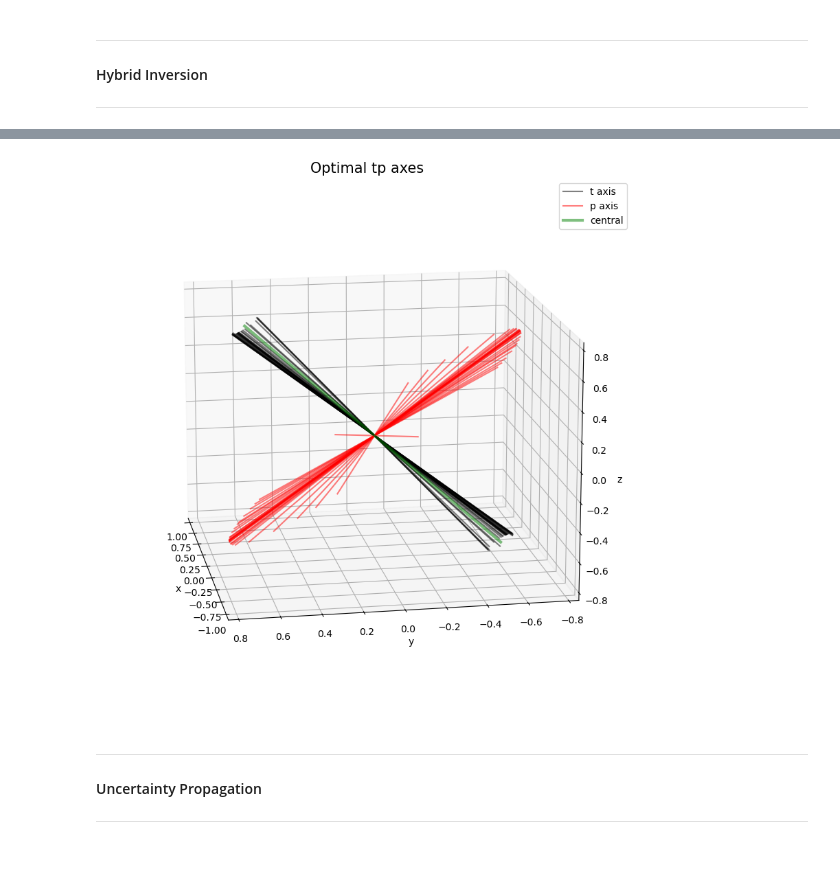
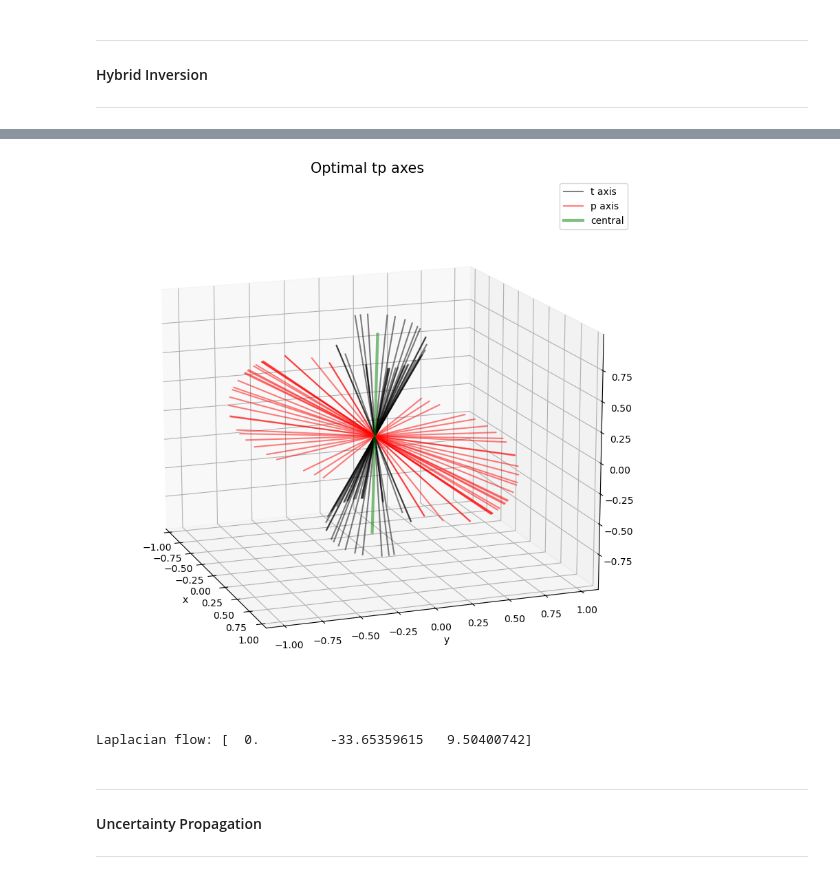
Before and after one commit to victoragaba/SURG-Mars, a Jupyter notebook: src/testing.ipynb, the cells around one changed output, grey strips where cells are left out. Cells and saved outputs as stored; diff of their text form; code cells hidden in the pictures.

```diff
--- a/src/testing.ipynb
+++ b/src/testing.ipynb
@@ -122,8 +137,13 @@ inv_model.plot_iterates_2D(s=25, optimal=True, index=2)
 # %%
 # optimal plot - tp space
-inv_model.plot_tp_axes(azim=170, elev=15, half=False)
+inv_model.plot_tp_axes(azim=-20, elev=15, half=False)
 # %% [output]
-[figure, old version]
+[figure, new version]
+# %%
+laplacian_flow = np.rad2deg(inv_model.laplacian_flow())
+print(f"Laplacian flow: {laplacian_flow}")
+# %% [output]
+Laplacian flow: [  0.         -33.65359615   9.50400742]
 # %% [markdown]
 ***
 #### Uncertainty Propagation
```
Also changed, not shown: parts of 11 cells of this notebook, 3 other files.
